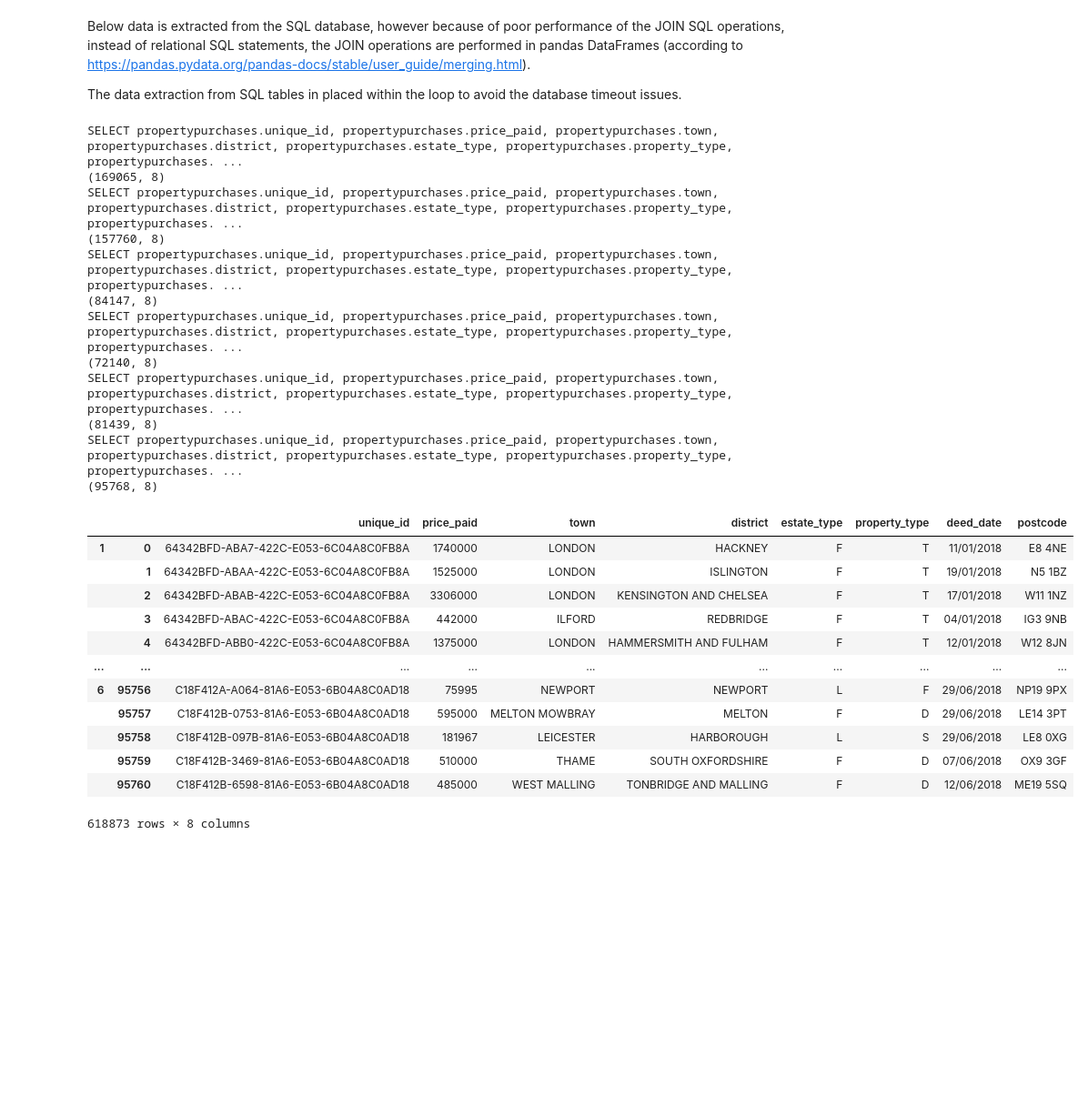
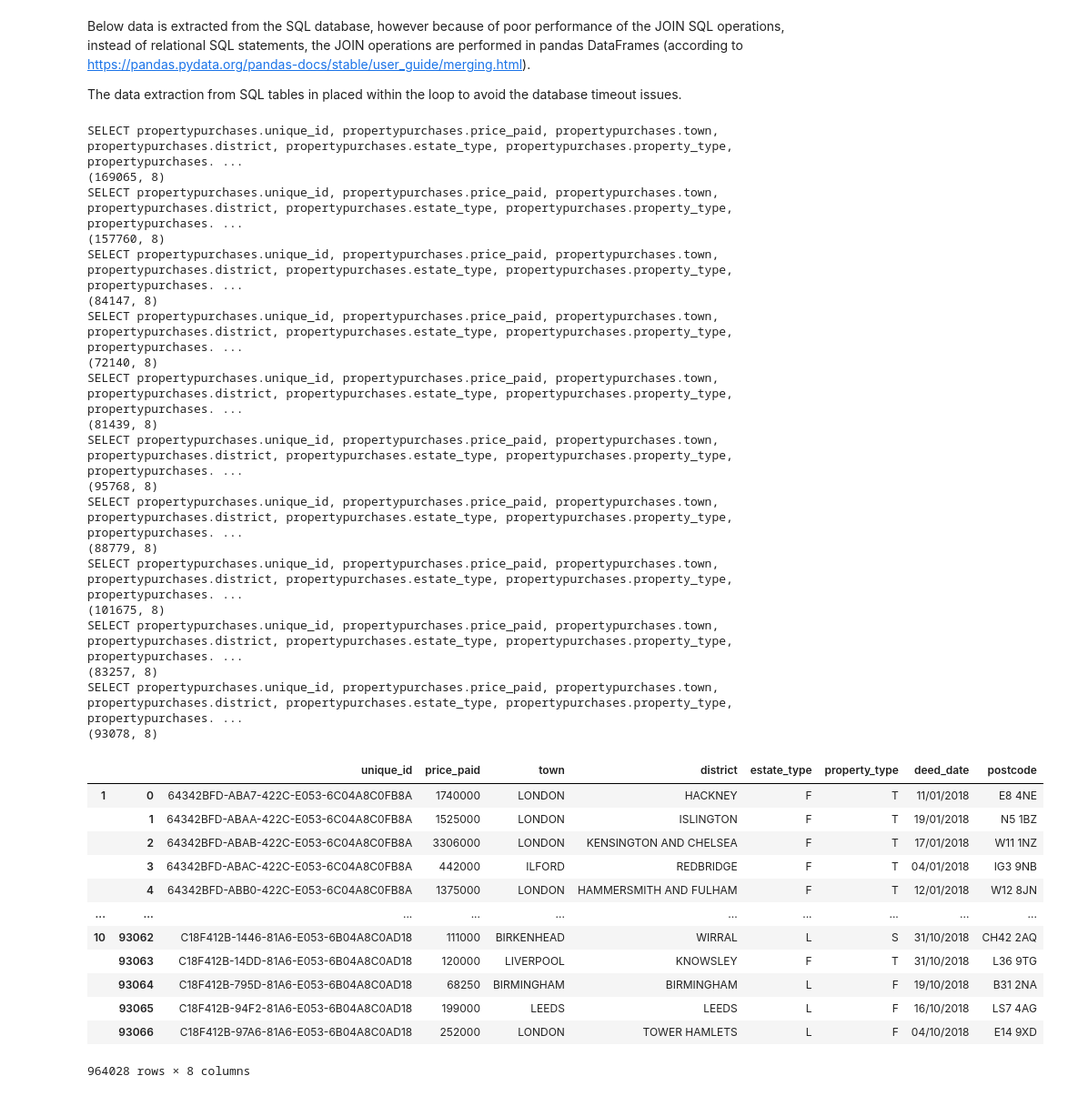
Before and after one commit to oxanaRC/CE902, a Jupyter notebook: Constructing_Historic_Median_Sales_Price_per_Postal_Area_and_per_bedroom.ipynb, the cells around one changed output. Shown: that part at 91% size. Drawn from its saved outputs; the diff is of its cells as text; code cells hidden in the pictures; blank space fills up the shorter version.

```diff
--- a/Constructing_Historic_Median_Sales_Price_per_Postal_Area_and_per_bedroom.ipynb
+++ b/Constructing_Historic_Median_Sales_Price_per_Postal_Area_and_per_bedroom.ipynb
@@ -38,7 +38,7 @@ The data extraction from SQL tables in placed within the loop to avoid the datab
 # %%
 list_of_dfs = {}
 count=0
-for mt in range(1, 7):
+for mt in range(1, 11):
   for yr in range (2018,2019):
     year=yr
     month=mt
@@ -50,39 +50,47 @@ for mt in range(1, 7):
     sqlstring='SELECT propertypurchases.unique_id, propertypurchases.price_paid, propertypurchases.town, propertypurchases.district, propertypurchases.estate_type, propertypurchases.property_type, propertypurchases.deed_date, propertypurchases.postcode FROM projectdata.propertypurchases WHERE deed_date LIKE "%{}/{}"'
     sqlstring=sqlstring.format(month,year)
     print(sqlstring)
     my_db_data=db.sql(sqlstring)
     list_of_dfs[count] = pd.DataFrame(my_db_data)
     print(list_of_dfs[count].shape)
 df_prop_sales = pd.concat(list_of_dfs, sort=False)
 #excluding 'other' property types (i.e. commercial) from the properties sales data
 df_prop_sales=df_prop_sales[(df_prop_sales['property_type']!='O')]
 df_prop_sales
 # %% [output]
 SELECT propertypurchases.unique_id, propertypurchases.price_paid, propertypurchases.town, propertypurchases.district, propertypurchases.estate_type, propertypurchases.property_type, propertypurchases. ...
 (169065, 8)
 SELECT propertypurchases.unique_id, propertypurchases.price_paid, propertypurchases.town, propertypurchases.district, propertypurchases.estate_type, propertypurchases.property_type, propertypurchases. ...
 (157760, 8)
 SELECT propertypurchases.unique_id, propertypurchases.price_paid, propertypurchases.town, propertypurchases.district, propertypurchases.estate_type, propertypurchases.property_type, propertypurchases. ...
 (84147, 8)
 SELECT propertypurchases.unique_id, propertypurchases.price_paid, propertypurchases.town, propertypurchases.district, propertypurchases.estate_type, propertypurchases.property_type, propertypurchases. ...
 (72140, 8)
 SELECT propertypurchases.unique_id, propertypurchases.price_paid, propertypurchases.town, propertypurchases.district, propertypurchases.estate_type, propertypurchases.property_type, propertypurchases. ...
 (81439, 8)
 SELECT propertypurchases.unique_id, propertypurchases.price_paid, propertypurchases.town, propertypurchases.district, propertypurchases.estate_type, propertypurchases.property_type, propertypurchases. ...
 (95768, 8)
+SELECT propertypurchases.unique_id, propertypurchases.price_paid, propertypurchases.town, propertypurchases.district, propertypurchases.estate_type, propertypurchases.property_type, propertypurchases. ...
+(88779, 8)
+SELECT propertypurchases.unique_id, propertypurchases.price_paid, propertypurchases.town, propertypurchases.district, propertypurchases.estate_type, propertypurchases.property_type, propertypurchases. ...
+(101675, 8)
+SELECT propertypurchases.unique_id, propertypurchases.price_paid, propertypurchases.town, propertypurchases.district, propertypurchases.estate_type, propertypurchases.property_type, propertypurchases. ...
+(83257, 8)
+SELECT propertypurchases.unique_id, propertypurchases.price_paid, propertypurchases.town, propertypurchases.district, propertypurchases.estate_type, propertypurchases.property_type, propertypurchases. ...
+(93078, 8)
 |  |  | unique_id | price_paid | town | district | estate_type | property_type | deed_date | postcode |
 | 1 | 0 | 64342BFD-ABA7-422C-E053-6C04A8C0FB8A | 1740000 | LONDON | HACKNEY | F | T | 11/01/2018 | E8 4NE |
 |  | 1 | 64342BFD-ABAA-422C-E053-6C04A8C0FB8A | 1525000 | LONDON | ISLINGTON | F | T | 19/01/2018 | N5 1BZ |
 |  | 2 | 64342BFD-ABAB-422C-E053-6C04A8C0FB8A | 3306000 | LONDON | KENSINGTON AND CHELSEA | F | T | 17/01/2018 | W11 1NZ |
 |  | 3 | 64342BFD-ABAC-422C-E053-6C04A8C0FB8A | 442000 | ILFORD | REDBRIDGE | F | T | 04/01/2018 | IG3 9NB |
 |  | 4 | 64342BFD-ABB0-422C-E053-6C04A8C0FB8A | 1375000 | LONDON | HAMMERSMITH AND FULHAM | F | T | 12/01/2018 | W12 8JN |
 | ... | ... | ... | ... | ... | ... | ... | ... | ... | ... |
-| 6 | 95756 | C18F412A-A064-81A6-E053-6B04A8C0AD18 | 75995 | NEWPORT | NEWPORT | L | F | 29/06/2018 | NP19 9PX |
-|  | 95757 | C18F412B-0753-81A6-E053-6B04A8C0AD18 | 595000 | MELTON MOWBRAY | MELTON | F | D | 29/06/2018 | LE14 3PT |
-|  | 95758 | C18F412B-097B-81A6-E053-6B04A8C0AD18 | 181967 | LEICESTER | HARBOROUGH | L | S | 29/06/2018 | LE8 0XG |
-|  | 95759 | C18F412B-3469-81A6-E053-6B04A8C0AD18 | 510000 | THAME | SOUTH OXFORDSHIRE | F | D | 07/06/2018 | OX9 3GF |
-|  | 95760 | C18F412B-6598-81A6-E053-6B04A8C0AD18 | 485000 | WEST MALLING | TONBRIDGE AND MALLING | F | D | 12/06/2018 | ME19 5SQ |
+| 10 | 93062 | C18F412B-1446-81A6-E053-6B04A8C0AD18 | 111000 | BIRKENHEAD | WIRRAL | L | S | 31/10/2018 | CH42 2AQ |
+|  | 93063 | C18F412B-14DD-81A6-E053-6B04A8C0AD18 | 120000 | LIVERPOOL | KNOWSLEY | F | T | 31/10/2018 | L36 9TG |
+|  | 93064 | C18F412B-795D-81A6-E053-6B04A8C0AD18 | 68250 | BIRMINGHAM | BIRMINGHAM | L | F | 19/10/2018 | B31 2NA |
+|  | 93065 | C18F412B-94F2-81A6-E053-6B04A8C0AD18 | 199000 | LEEDS | LEEDS | L | F | 16/10/2018 | LS7 4AG |
+|  | 93066 | C18F412B-97A6-81A6-E053-6B04A8C0AD18 | 252000 | LONDON | TOWER HAMLETS | L | F | 04/10/2018 | E14 9XD |
-618873 rows × 8 columns
+964028 rows × 8 columns
 # %%
 sqlstring='SELECT bedrooms.id, bedrooms.num_of_beds FROM projectdata.bedrooms WHERE num_of_beds>0'
 bedrooms=db.sql(sqlstring)
```
Also changed, not shown: parts of 25 cells of this notebook.
